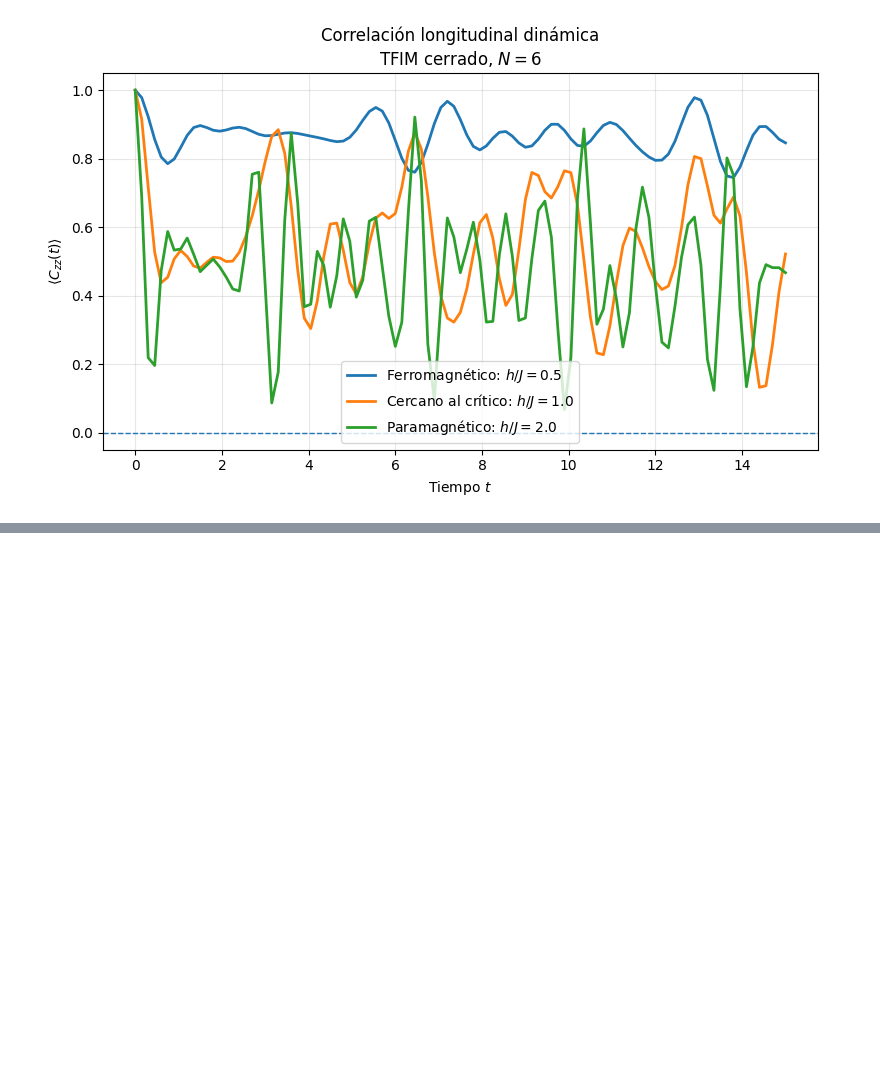
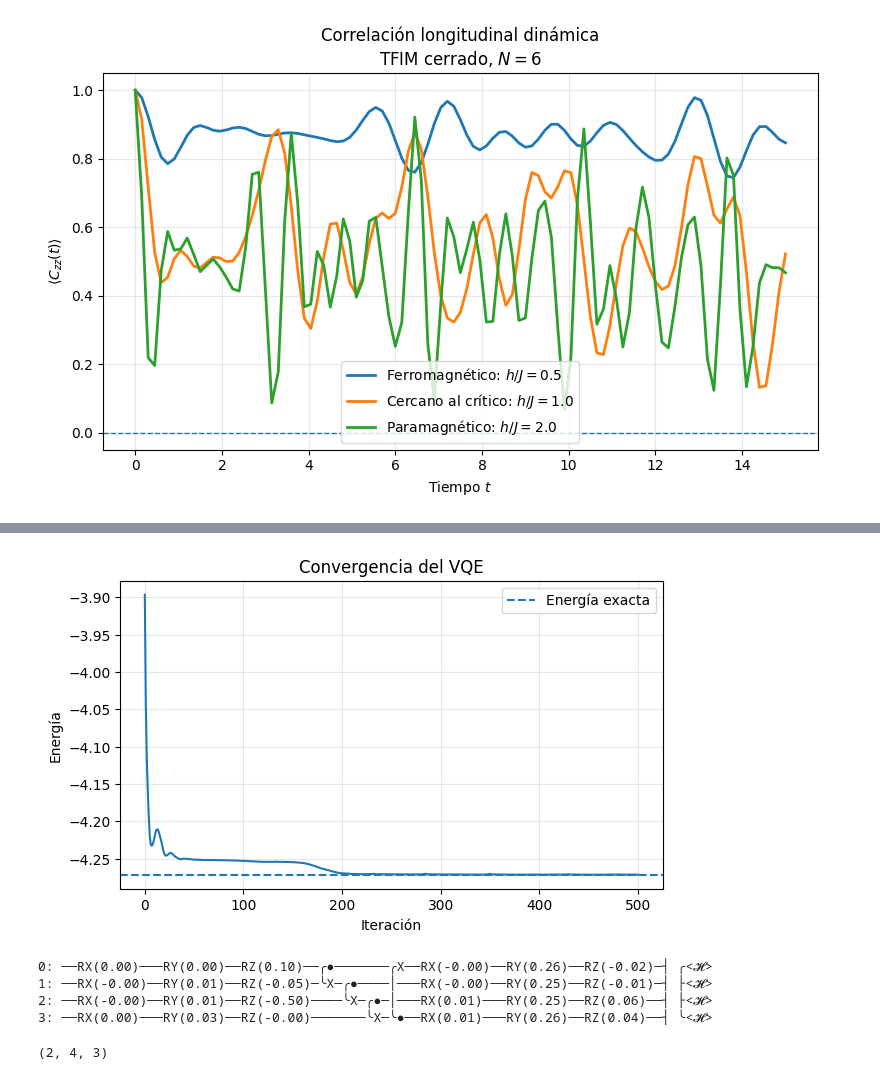
Before and after one commit to BenSanHer/Quantathon-Notebooks-Teoricos, a Jupyter notebook: Implementación reto 1/Implementacion del sistema.ipynb, the cells around one changed output, grey strips where cells are left out. Cells and saved outputs as stored; diff of their text form; code cells hidden in the pictures; blank space fills up the shorter version.

```diff
--- a/Implementación reto 1/Implementacion del sistema.ipynb
+++ b/Implementación reto 1/Implementacion del sistema.ipynb
@@ -456,0 +827,21 @@ plt.show()
+# %%
+resultado_ferro = vqe_ising(
+    n_qubits=4,
+    J=1.0,
+    h=0.5,
+    n_layers=2,
+)
+
+resultado_critico = vqe_ising(
+    n_qubits=4,
+    J=1.0,
+    h=1.0,
+    n_layers=2,
+)
+
+resultado_paramagnetico = vqe_ising(
+    n_qubits=4,
+    J=1.0,
+    h=2.0,
+    n_layers=2,
+)
@@ -456,0 +866,40 @@ plt.show()
+# %%
+import matplotlib.pyplot as plt
+
+plt.figure(figsize=(7, 4))
+
+plt.plot(resultado_ferro["historial"])
+
+if "energia_exacta" in resultado_ferro:
+    plt.axhline(
+        resultado_ferro["energia_exacta"],
+        linestyle="--",
+        label="Energía exacta",
+    )
+
+plt.xlabel("Iteración")
+plt.ylabel("Energía")
+plt.title("Convergencia del VQE")
+plt.grid(alpha=0.3)
+plt.legend()
+plt.show()
+# %% [output]
+[figure, added]
+# %%
+parametros = resultado["parametros_optimos"]
+
+print(
+    qml.draw(
+        resultado["circuito_energia"],
+        decimals=2,
+    )(parametros)
+)
+# %% [output]
+0: ──RX(0.00)───RY(0.00)──RZ(0.10)──╭●───────╭X──RX(-0.00)──RY(0.26)──RZ(-0.02)─┤ ╭<𝓗>
+1: ──RX(-0.00)──RY(0.01)──RZ(-0.05)─╰X─╭●────│───RX(-0.00)──RY(0.25)──RZ(-0.01)─┤ ├<𝓗>
+2: ──RX(-0.00)──RY(0.01)──RZ(-0.50)────╰X─╭●─│───RX(0.01)───RY(0.25)──RZ(0.06)──┤ ├<𝓗>
+3: ──RX(0.00)───RY(0.03)──RZ(-0.00)───────╰X─╰●──RX(0.01)───RY(0.26)──RZ(0.04)──┤ ╰<𝓗>
+# %%
+resultado["parametros_optimos"].shape
+# %% [output]
+(2, 4, 3)
```
Also changed, not shown: parts of 20 cells of this notebook, 2 other files.
